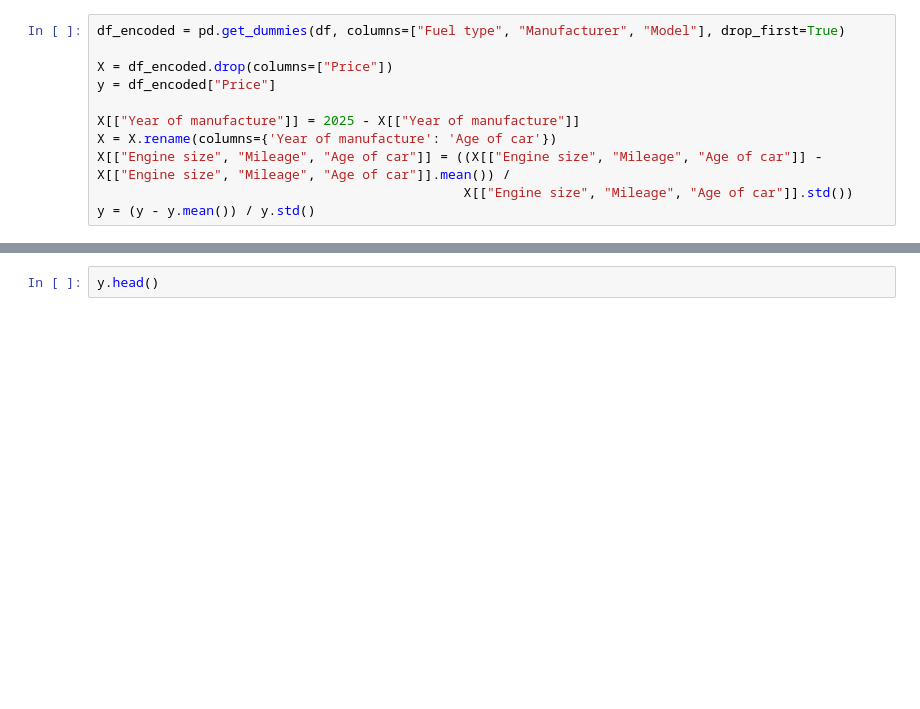
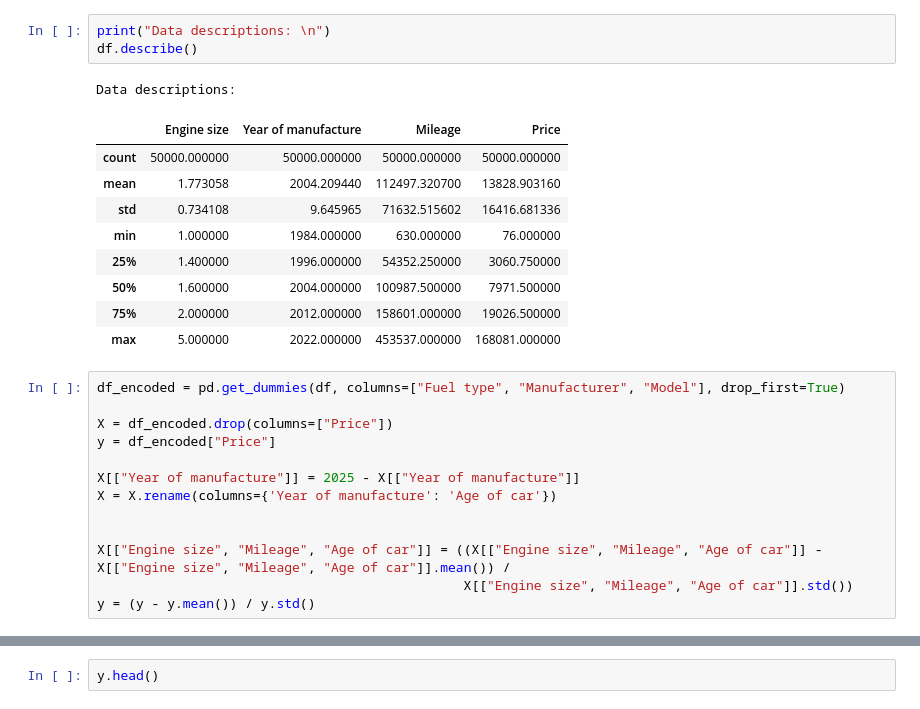
Before and after one commit to suleymangzy/SymbolicRegressionWhitGeneticPrograming, a Jupyter notebook: CarSalesSR-GP.ipynb, the cells around one changed output, grey strips where cells are left out. Drawn from its saved outputs; the diff is of its cells as text; blank space fills up the shorter version.

```diff
--- a/CarSalesSR-GP.ipynb
+++ b/CarSalesSR-GP.ipynb
@@ -47,3 +40,17 @@ max        5.000000          2022.000000  453537.000000  168081.000000
+# %%
+print("Data descriptions: \n")
+df.describe()
+# %% [output]
+Data descriptions:
+|  | Engine size | Year of manufacture | Mileage | Price |
+| count | 50000.000000 | 50000.000000 | 50000.000000 | 50000.000000 |
+| mean | 1.773058 | 2004.209440 | 112497.320700 | 13828.903160 |
+| std | 0.734108 | 9.645965 | 71632.515602 | 16416.681336 |
+| min | 1.000000 | 1984.000000 | 630.000000 | 76.000000 |
+| 25% | 1.400000 | 1996.000000 | 54352.250000 | 3060.750000 |
+| 50% | 1.600000 | 2004.000000 | 100987.500000 | 7971.500000 |
+| 75% | 2.000000 | 2012.000000 | 158601.000000 | 19026.500000 |
+| max | 5.000000 | 2022.000000 | 453537.000000 | 168081.000000 |
 # %%
 df_encoded = pd.get_dummies(df, columns=["Fuel type", "Manufacturer", "Model"], drop_first=True)
 
@@ -52,6 +59,8 @@ y = df_encoded["Price"]
 
 X[["Year of manufacture"]] = 2025 - X[["Year of manufacture"]]
 X = X.rename(columns={'Year of manufacture': 'Age of car'})
+
+
 X[["Engine size", "Mileage", "Age of car"]] = ((X[["Engine size", "Mileage", "Age of car"]] - X[["Engine size", "Mileage", "Age of car"]].mean()) /
                                                X[["Engine size", "Mileage", "Age of car"]].std())
 y = (y - y.mean()) / y.std()
```
Also changed, not shown: parts of 14 cells of this notebook.
